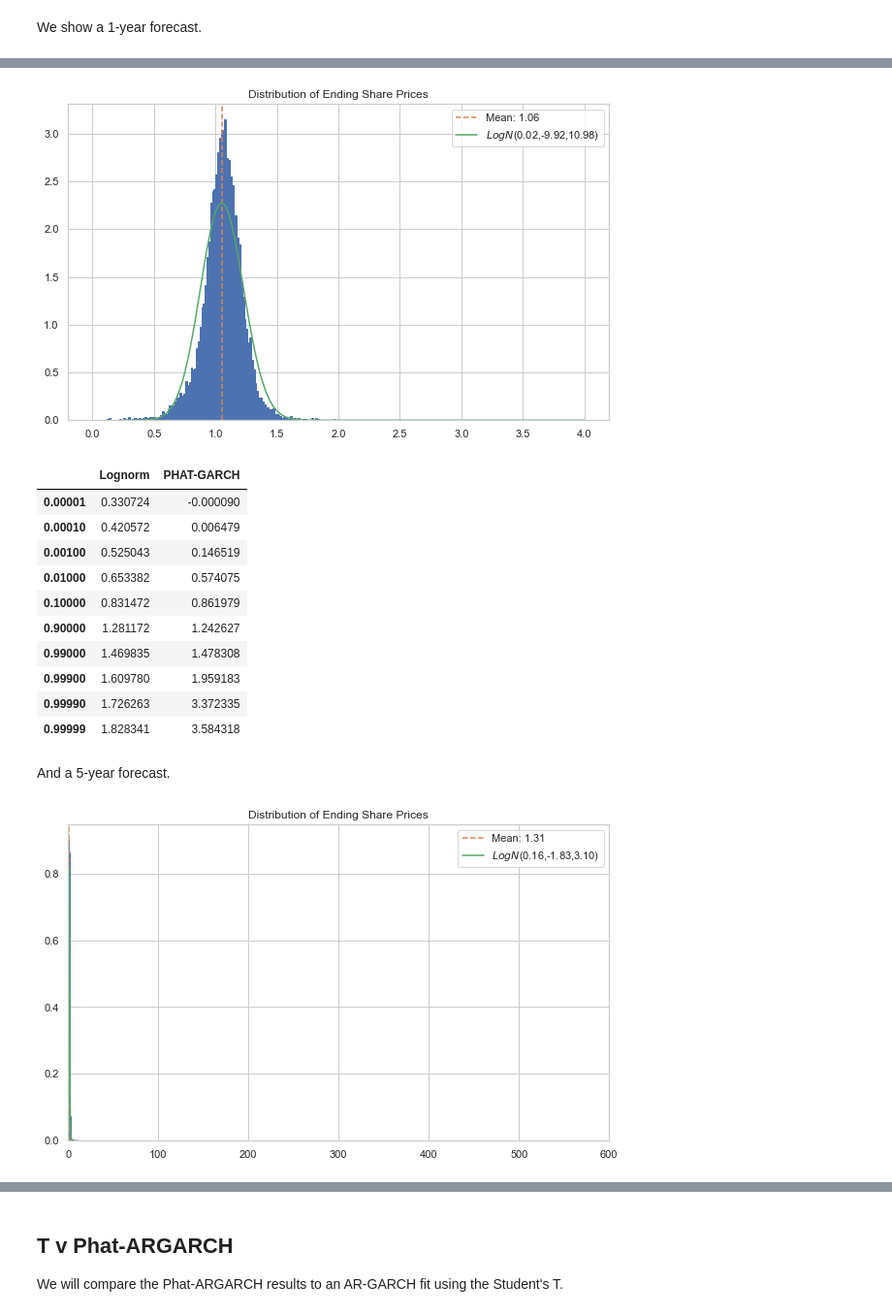
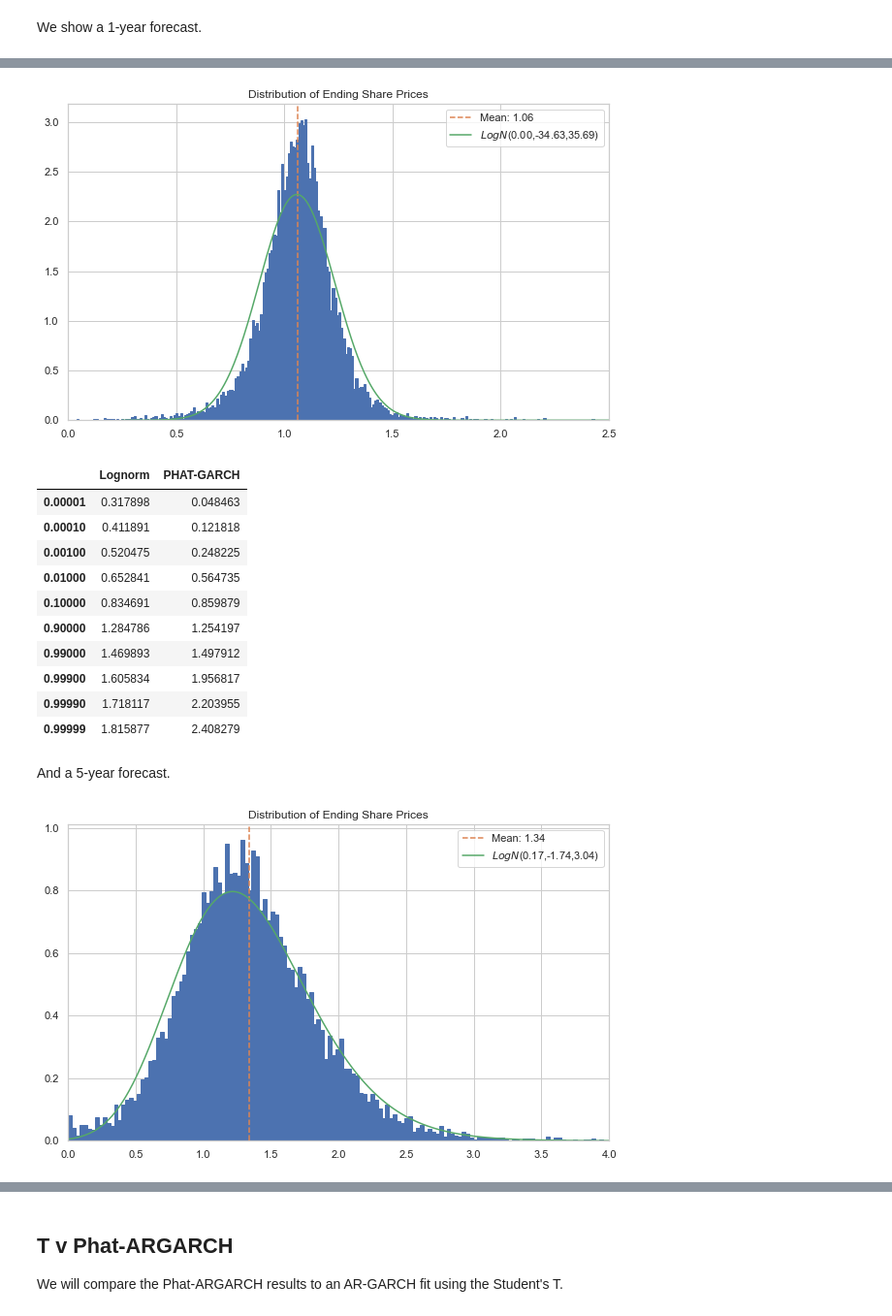
Before and after one commit to rjskene/phat, a Jupyter notebook: docs/notebooks/phatgarch.ipynb, the cells around one changed output, grey strips where cells are left out. Shown at 97% size. Cells and saved outputs as stored; diff of their text form; code cells hidden in the pictures.

```diff
--- a/docs/notebooks/phatgarch.ipynb
+++ b/docs/notebooks/phatgarch.ipynb
@@ -526,8 +507,8 @@ In an effort to show the whole process in a more condensed fashion, we will fit
 # %%
 ar = arch.univariate.ARX(sp_ret, lags=[1,2])
 ar.volatility = arch.univariate.GARCH(p=1, q=1)
-res = ar.fit(update_freq=0, disp="off")
-print(res.summary())
+argarch = ar.fit(update_freq=0, disp="off")
+print(argarch.summary())
 # %% [output]
                            AR - GARCH Model Results
 ==============================================================================
@@ -547,7 +528,7 @@ beta[1]        0.8959  1.106e-02     81.016      0.000     [  0.874,  0.918]
 
 Covariance estimator: robust
 # %%
-data = ph.DataSplit(res.std_resid.values[2:]/10)
+data = ph.DataSplit(argarch.std_resid.values[2:]/10)
 xil, xir = ph.two_tailed_hill_double_bootstrap(data.raw.y)
 # %%
 nnet = ph.PhatNet(neurons=1)
@@ -566,20 +547,15 @@ Epoch 00011: early stopping
 We show a 1-year forecast.
 # %%
 mu, std, l, r = nnet.predicted_params().values[:, 0]
-phat = ph.Phat(mu*10, std*10, l, r)
+phat = ph.Phat(mu, std, l, r)
 
 n = 10000
 days = 252
 
 mod = ph.Garchcaster(
-    data.raw.y[2:].copy()*10,
-    res.conditional_volatility.values[2:].copy(),
-    res.resid.values[2:].copy(),
-    res.params[:3].values,
-    res.params[[0,3,4,5]].values,
+    garch=argarch,
     iters=n,
     periods=days,
-    order=(2,0,1,1),
 )
 arres = mod.forecast(dist=phat)
 # %%
@@ -599,37 +575,38 @@ ax, S_phat, bins = arres.plot('end_price', p=1)
 
 ax.axvline(S_phat[:, -1].mean(), c='C1', ls='--', label=f'Mean: {S_phat[:, -1].mean():.2f}')
 
-logps = scist.lognorm.fit(S_phat[:, -1])
+logps = scist.lognorm.fit(S_phat[:, -1][S_phat[:,-1]>=0])
 x = np.linspace(.25, 4, 1000)
 lnormfit = scist.lognorm.pdf(x, *logps)
 ax.plot(x, lnormfit, c='C2', label=r'$LogN$'+f'({logps[0]:.2f},{logps[1]:.2f},{logps[2]:.2f})')
+ax.set_xlim((0,2.5))
 
 ax.legend()
 plt.show()
 
 plt.show()
 # %% [output]
-[figure, old version]
+[figure, new version]
 # %%
 l_crit = 1/np.logspace(1,5,5)
 r_crit = 1 - l_crit
 qs = np.concatenate((l_crit[::-1], r_crit))
 logqs = scist.lognorm(*logps).ppf(qs)
 
-arres_actual = np.quantile(S_phat[:,-1], qs)
+arres_actual = np.quantile(S_phat[:,-1][S_phat[:,-1]>=0], qs)
 pd.DataFrame(list(zip(logqs, arres_actual)), index=qs, columns=['Lognorm', 'PHAT-GARCH'])
 # %% [output]
 |  | Lognorm | PHAT-GARCH |
-| 0.00001 | 0.330724 | -0.000090 |
-| 0.00010 | 0.420572 | 0.006479 |
-| 0.00100 | 0.525043 | 0.146519 |
-| 0.01000 | 0.653382 | 0.574075 |
-| 0.10000 | 0.831472 | 0.861979 |
-| 0.90000 | 1.281172 | 1.242627 |
-| 0.99000 | 1.469835 | 1.478308 |
-| 0.99900 | 1.609780 | 1.959183 |
-| 0.99990 | 1.726263 | 3.372335 |
-| 0.99999 | 1.828341 | 3.584318 |
+| 0.00001 | 0.317898 | 0.048463 |
+| 0.00010 | 0.411891 | 0.121818 |
+| 0.00100 | 0.520475 | 0.248225 |
+| 0.01000 | 0.652841 | 0.564735 |
+| 0.10000 | 0.834691 | 0.859879 |
+| 0.90000 | 1.284786 | 1.254197 |
+| 0.99000 | 1.469893 | 1.497912 |
+| 0.99900 | 1.605834 | 1.956817 |
+| 0.99990 | 1.718117 | 2.203955 |
+| 0.99999 | 1.815877 | 2.408279 |
 # %% [markdown]
 And a 5-year forecast.
 # %%
@@ -637,20 +614,20 @@ arres5 = mod.forecast(dist=phat, periods=252*5)
 # %%
 ax, S_5, bins = arres5.plot('end_price', p=1)
 
 ax.axvline(S_5[:, -1].mean(), c='C1', ls='--', label=f'Mean: {S_5[:, -1].mean():.2f}')
 
-logps = scist.lognorm.fit(S_5[:, -1])
+logps = scist.lognorm.fit(S_5[:, -1][S_5[:,-1]>=0])
 x = np.linspace(0, 10, 1000)
 lnormfit = scist.lognorm.pdf(x, *logps)
 ax.plot(x, lnormfit, c='C2', label=r'$LogN$'+f'({logps[0]:.2f},{logps[1]:.2f},{logps[2]:.2f})')
 
-ax.set_xlim(0,600)
+ax.set_xlim(0,4)
 ax.legend()
 plt.show()
 
 plt.show()
 # %% [output]
-[figure, old version]
+[figure, new version]
 # %%
 l_crit = 1/np.logspace(1,5,5)
 r_crit = 1 - l_crit
```
Also changed, not shown: parts of 59 cells of this notebook, 55 other files.
